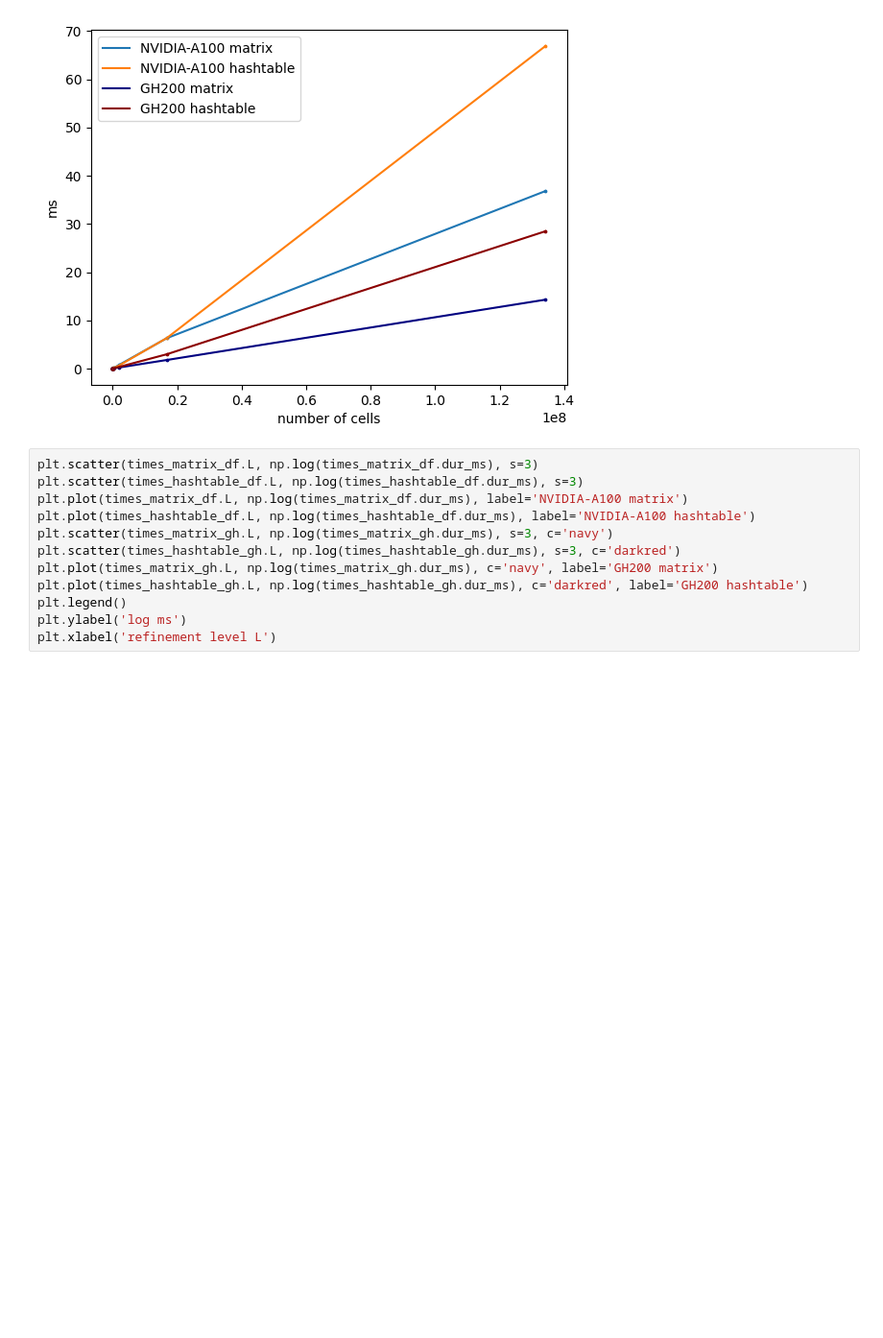
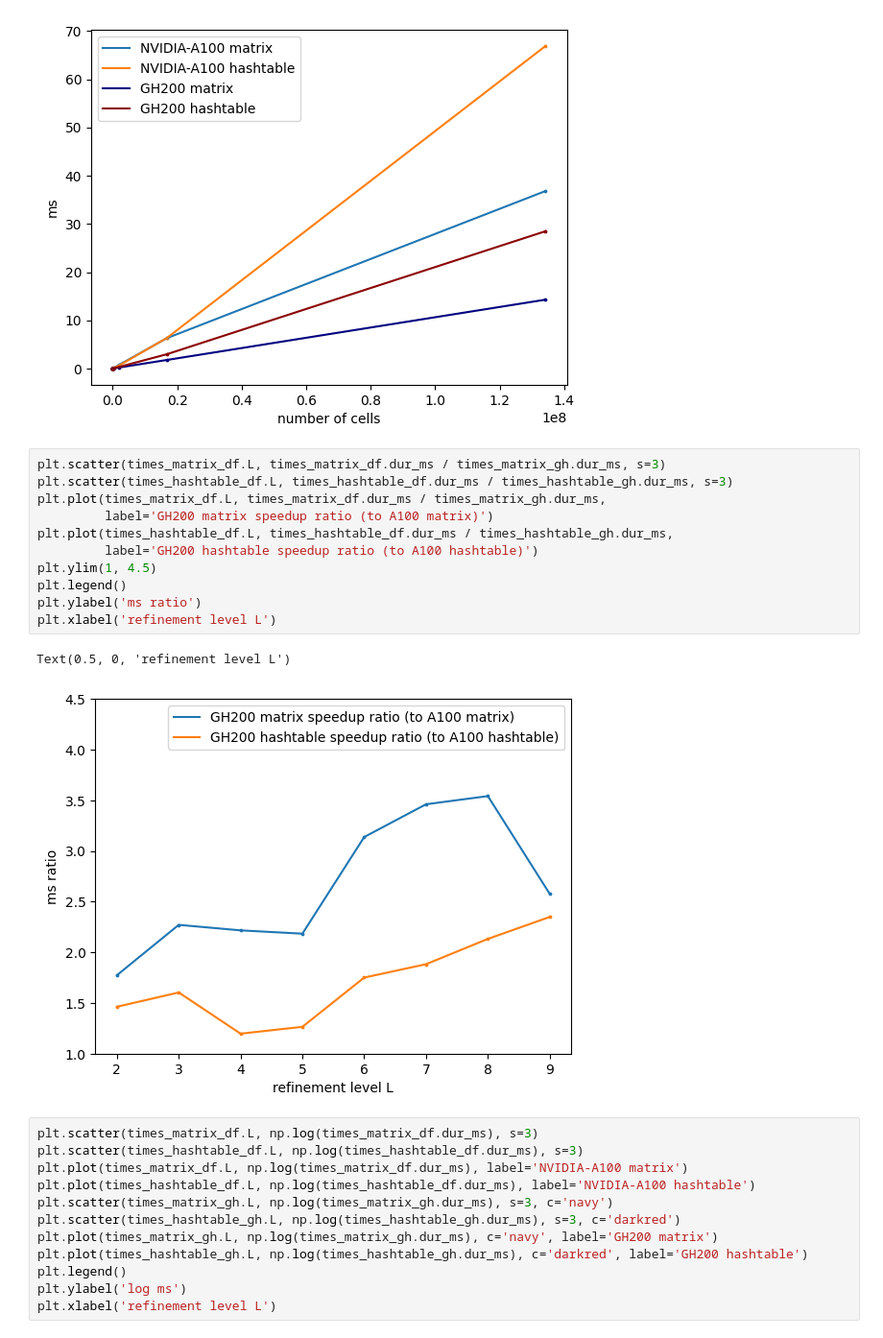
Before and after one commit to 314152718/amr-gpu, a Jupyter notebook: visualize.ipynb, the cells around one changed output. Shown at 96% size. Drawn from its saved outputs; the diff is of its cells as text; blank space fills up the shorter version.

Commit message:
graphs with ratio speedups

```diff
--- a/visualize.ipynb
+++ b/visualize.ipynb
@@ -290,6 +290,20 @@ plt.xlabel('number of cells')
 # %% [output]
 Text(0.5, 0, 'number of cells')
 [figure]
+# %%
+plt.scatter(times_matrix_df.L, times_matrix_df.dur_ms / times_matrix_gh.dur_ms, s=3)
+plt.scatter(times_hashtable_df.L, times_hashtable_df.dur_ms / times_hashtable_gh.dur_ms, s=3)
+plt.plot(times_matrix_df.L, times_matrix_df.dur_ms / times_matrix_gh.dur_ms,
+         label='GH200 matrix speedup ratio (to A100 matrix)')
+plt.plot(times_hashtable_df.L, times_hashtable_df.dur_ms / times_hashtable_gh.dur_ms,
+         label='GH200 hashtable speedup ratio (to A100 hashtable)')
+plt.ylim(1, 4.5)
+plt.legend()
+plt.ylabel('ms ratio')
+plt.xlabel('refinement level L')
+# %% [output]
+Text(0.5, 0, 'refinement level L')
+[figure, added]
 # %%
 plt.scatter(times_matrix_df.L, np.log(times_matrix_df.dur_ms), s=3)
 plt.scatter(times_hashtable_df.L, np.log(times_hashtable_df.dur_ms), s=3)
```
Also changed, not shown: parts of 3 cells of this notebook, 1 other file.
